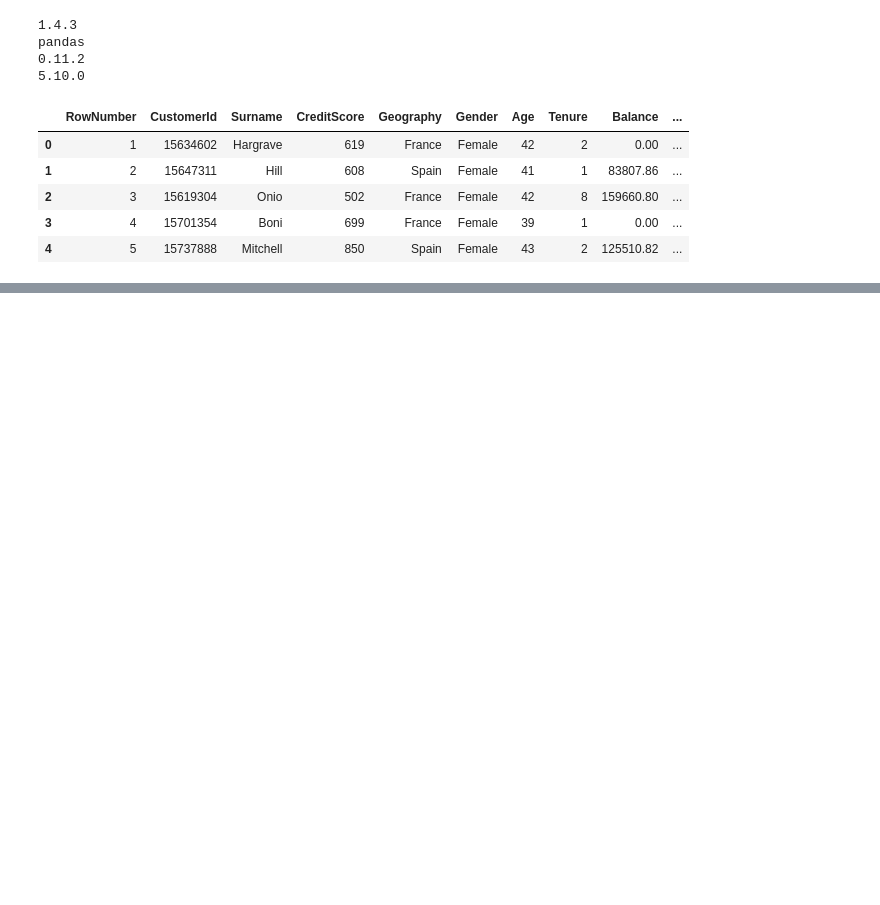
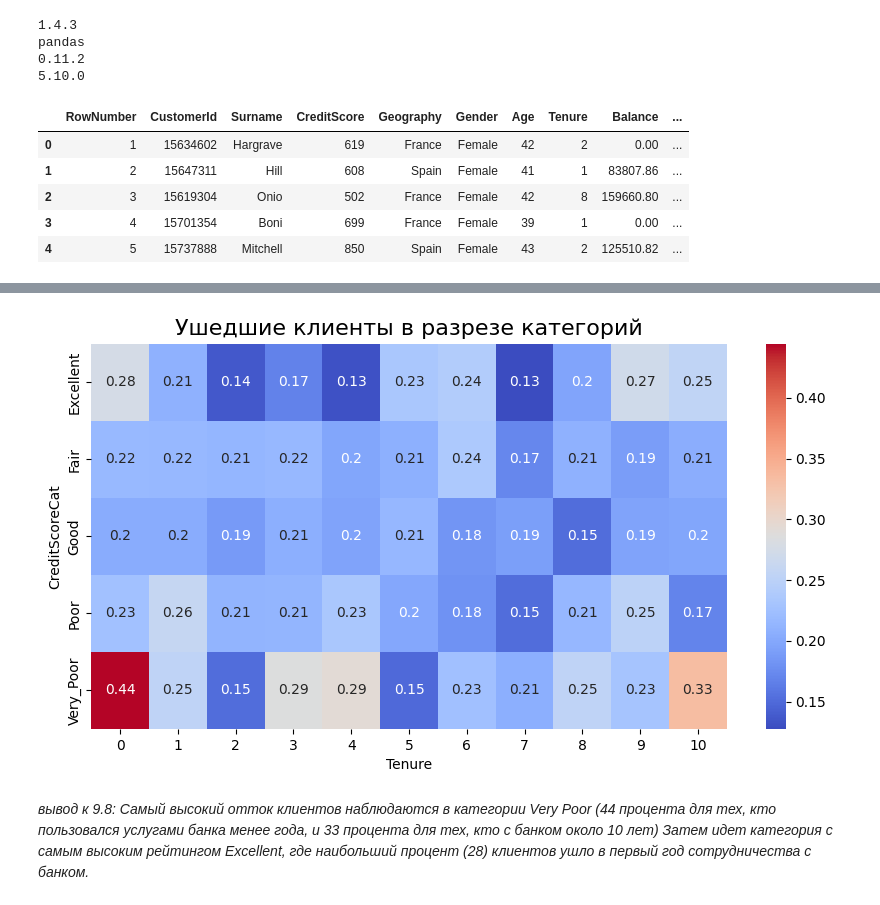
Before and after one commit to kdunaev-a10/SkillFactory-DTS, a Jupyter notebook: module-python/module13/python-13-9.ipynb, the cells around one changed output, grey strips where cells are left out. Saved outputs shown, nothing was run; the diff lists cells and outputs as text; code cells hidden in the pictures; blank space fills up the shorter version.

```diff
--- a/module-python/module13/python-13-9.ipynb
+++ b/module-python/module13/python-13-9.ipynb
@@ -34,0 +328,17 @@ churn_data.head()
+# %%
+def get_credit_score_cat(credit_score):
+    if credit_score >= 300 and credit_score < 500:
+        return "Very_Poor"
+    elif credit_score >= 500 and credit_score < 601:
+        return "Poor"
+    elif credit_score >= 601 and credit_score < 661:
+        return "Fair"
+    elif credit_score >= 661 and credit_score < 781:
+        return "Good"
+    elif credit_score >= 781 and credit_score < 851:
+        return "Excellent"
+    elif credit_score >= 851:
+        return "Top"
+    elif credit_score < 300:
+        return "Deep"
+churn_data['CreditScoreCat'] = churn_data['CreditScore'].apply(get_credit_score_cat)
@@ -34,0 +351,33 @@ churn_data.head()
+# %%
+fig = px.density_heatmap(
+    data_frame=churn_data,
+    y="CreditScoreCat",
+    x='Tenure',
+    z='Exited',
+    text_auto='.2f',
+    histfunc="avg",
+    orientation='h',
+    width=800,
+    height=500,
+    title='Ушедшие клиенты в разрезе категорий',
+
+)
+fig.show()
+
+pivot_table = churn_data.pivot_table(
+    values='Exited',
+    index='CreditScoreCat',
+    columns='Tenure',
+    aggfunc='mean'
+)
+#display(pivot_table)
+
+plt.figure(figsize=(10.25,5))
+heatmap = sns.heatmap(data=pivot_table, cmap='coolwarm', annot=True)
+heatmap.set_title('Ушедшие клиенты в разрезе категорий', fontsize=16);
+# %% [output]
+[figure, added]
+# %% [markdown]
+
+_вывод к 9.8: Самый высокий отток клиентов наблюдаются в категории Very Poor (44 процента для тех, кто пользовался услугами банка менее года, и 33 процента для тех, кто с банком около 10 лет)_
+_Затем идет категория с самым высоким рейтингом Excellent, где наибольший процент (28) клиентов ушло в первый год сотрудничества с банком._
```
Also changed, not shown: parts of 36 cells of this notebook, 1 other file.
